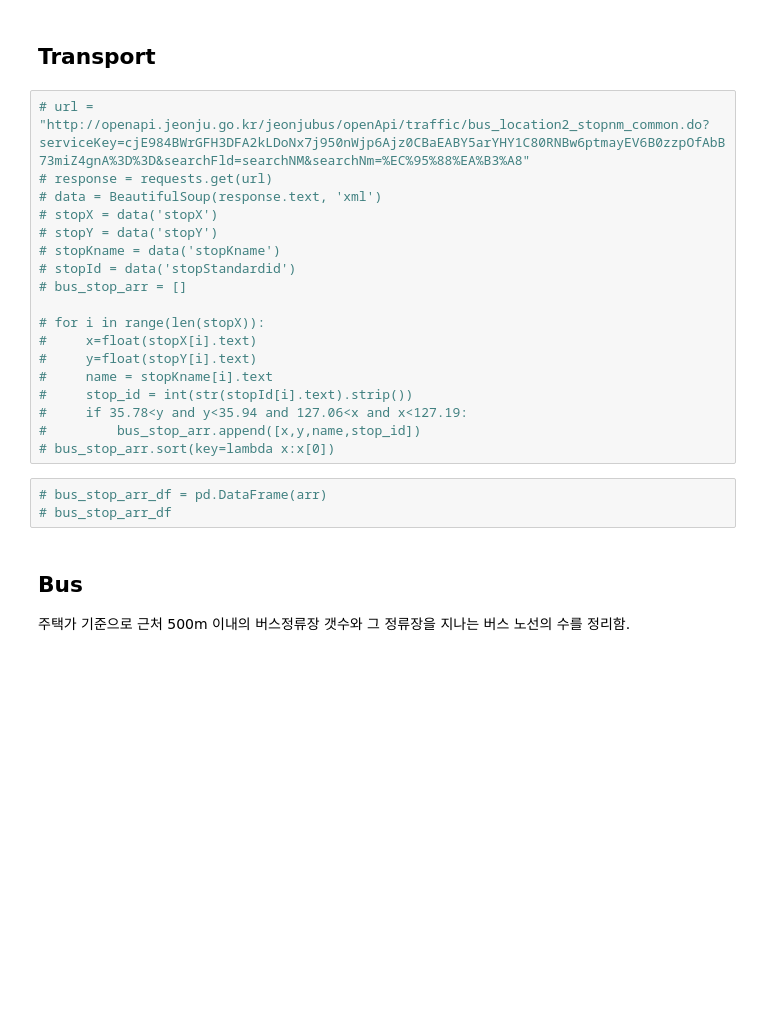
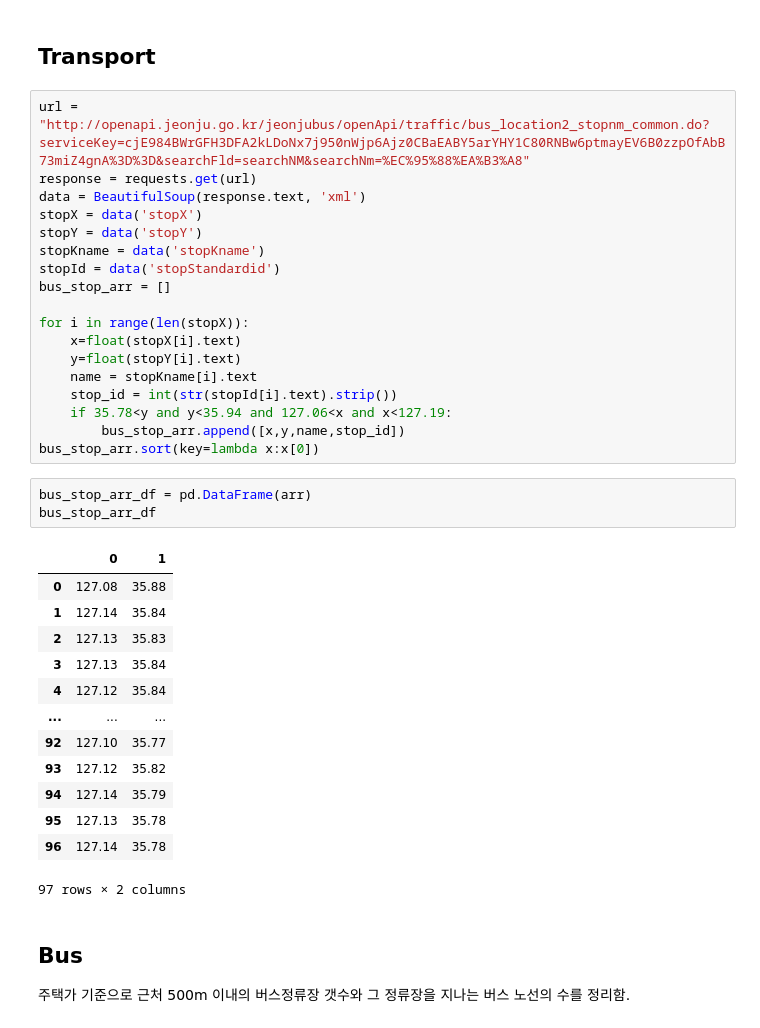
Before and after one commit to good5229/jeonju-contest, a Jupyter notebook: Analysis.ipynb, the cells around one changed output. Drawn from its saved outputs; the diff is of its cells as text; blank space fills up the shorter version.

Commit message:
Finish Geography Data Preprocessing

```diff
--- a/Analysis.ipynb
+++ b/Analysis.ipynb
@@ -223,26 +225,40 @@ for line in lines:
 # %% [markdown]
 ## Transport
 # %%
-# url = "http://openapi.jeonju.go.kr/jeonjubus/openApi/traffic/bus_location2_stopnm_common.do?serviceKey=cjE984BWrGFH3DFA2kLDoNx7j950nWjp6Ajz0CBaEABY5arYHY1C80RNBw6ptmayEV6B0zzpOfAbB73miZ4gnA%3D%3D&searchFld=searchNM&searchNm=%EC%95%88%EA%B3%A8"
-# response = requests.get(url)
-# data = BeautifulSoup(response.text, 'xml')
-# stopX = data('stopX')
-# stopY = data('stopY')
-# stopKname = data('stopKname')
-# stopId = data('stopStandardid')
-# bus_stop_arr = []
+url = "http://openapi.jeonju.go.kr/jeonjubus/openApi/traffic/bus_location2_stopnm_common.do?serviceKey=cjE984BWrGFH3DFA2kLDoNx7j950nWjp6Ajz0CBaEABY5arYHY1C80RNBw6ptmayEV6B0zzpOfAbB73miZ4gnA%3D%3D&searchFld=searchNM&searchNm=%EC%95%88%EA%B3%A8"
+response = requests.get(url)
+data = BeautifulSoup(response.text, 'xml')
+stopX = data('stopX')
+stopY = data('stopY')
+stopKname = data('stopKname')
+stopId = data('stopStandardid')
+bus_stop_arr = []
 
-# for i in range(len(stopX)):
-#     x=float(stopX[i].text)
-#     y=float(stopY[i].text)
-#     name = stopKname[i].text
-#     stop_id = int(str(stopId[i].text).strip())
-#     if 35.78<y and y<35.94 and 127.06<x and x<127.19:
-#         bus_stop_arr.append([x,y,name,stop_id])
-# bus_stop_arr.sort(key=lambda x:x[0])
+for i in range(len(stopX)):
+    x=float(stopX[i].text)
+    y=float(stopY[i].text)
+    name = stopKname[i].text
+    stop_id = int(str(stopId[i].text).strip())
+    if 35.78<y and y<35.94 and 127.06<x and x<127.19:
+        bus_stop_arr.append([x,y,name,stop_id])
+bus_stop_arr.sort(key=lambda x:x[0])
 # %%
-# bus_stop_arr_df = pd.DataFrame(arr)
-# bus_stop_arr_df
+bus_stop_arr_df = pd.DataFrame(arr)
+bus_stop_arr_df
+# %% [output]
+|  | 0 | 1 |
+| 0 | 127.08 | 35.88 |
+| 1 | 127.14 | 35.84 |
+| 2 | 127.13 | 35.83 |
+| 3 | 127.13 | 35.84 |
+| 4 | 127.12 | 35.84 |
+| ... | ... | ... |
+| 92 | 127.10 | 35.77 |
+| 93 | 127.12 | 35.82 |
+| 94 | 127.14 | 35.79 |
+| 95 | 127.13 | 35.78 |
+| 96 | 127.14 | 35.78 |
+97 rows × 2 columns
 # %% [markdown]
 ## Bus
 
```
Also changed, not shown: parts of 9 cells of this notebook, 10 other files.
